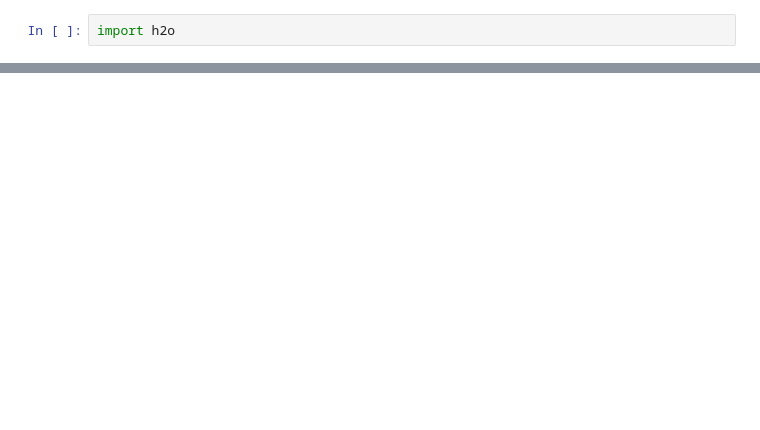
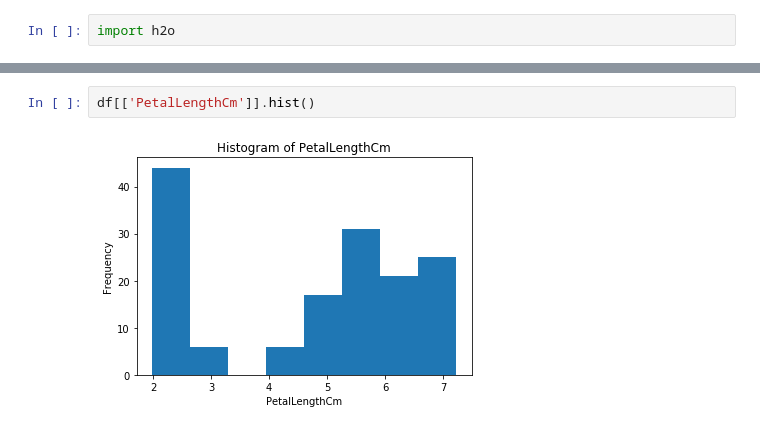
Before and after one commit to tanviredu/h20, a Jupyter notebook: python/Iris_h20.ipynb, the cells around one changed output, grey strips where cells are left out. Cells and saved outputs as stored; diff of their text form; blank space fills up the shorter version.

```diff
--- a/python/Iris_h20.ipynb
+++ b/python/Iris_h20.ipynb
@@ -30,0 +153,4 @@ Connecting to H2O server at http://127.0.0.1:54321 ... successful.
+# %%
+df[['PetalLengthCm']].hist()
+# %% [output]
+[figure, added]
```
Also changed, not shown: parts of 67 cells of this notebook, 1 other file.
